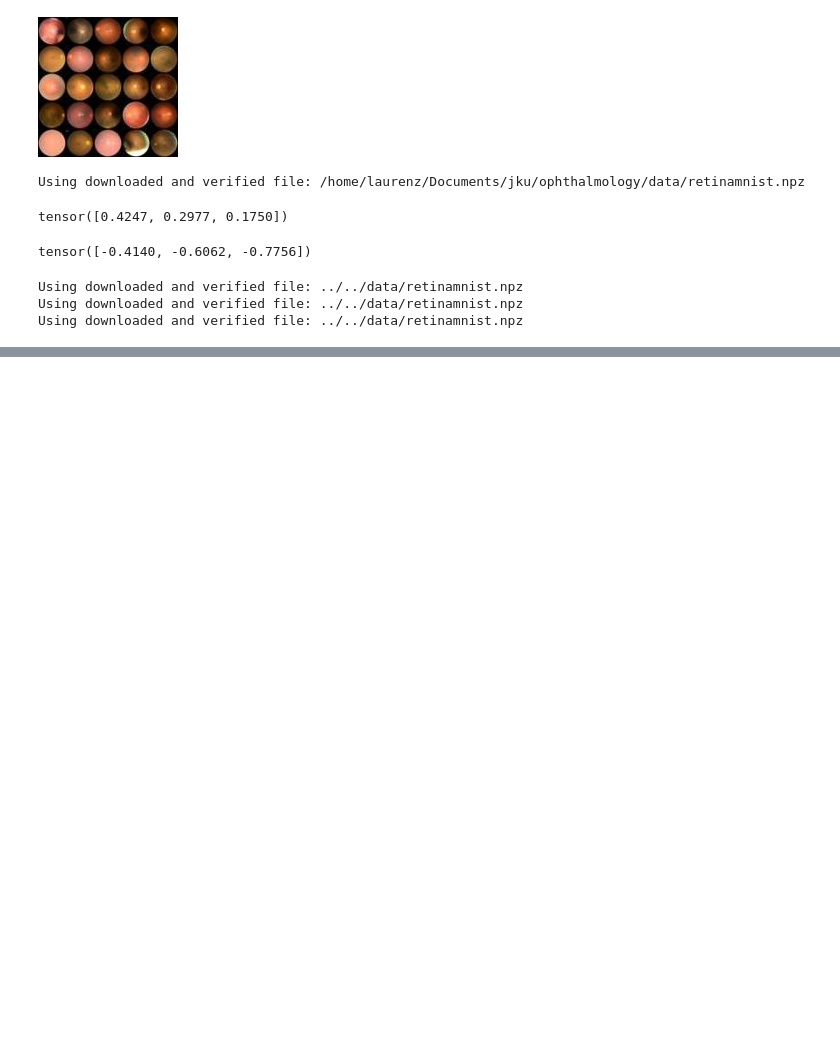
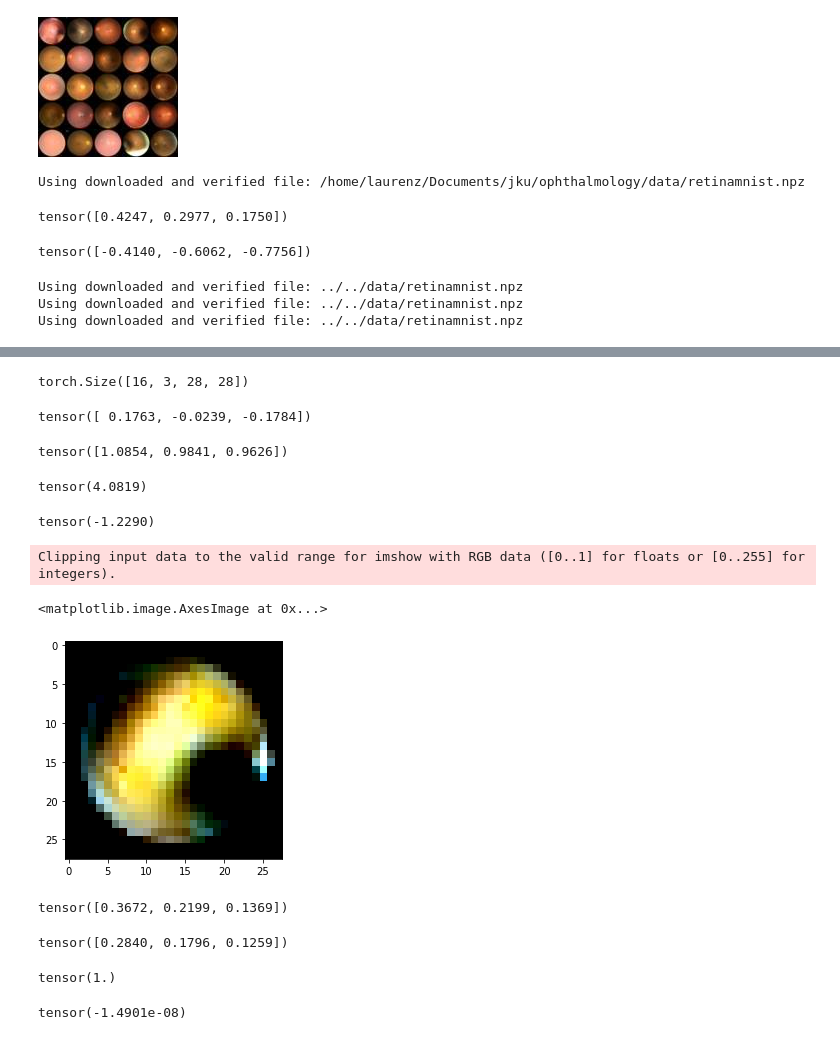
Before and after one commit to LaurenzBeck/ophthalmology, a Jupyter notebook: ophthalmology/notebooks/medmnist_exploration.ipynb, the cells around one changed output, grey strips where cells are left out. Cells and saved outputs as stored; diff of their text form; code cells hidden in the pictures; blank space fills up the shorter version.

```diff
--- a/ophthalmology/notebooks/medmnist_exploration.ipynb
+++ b/ophthalmology/notebooks/medmnist_exploration.ipynb
@@ -59,7 +68,10 @@ tensor([-0.4140, -0.6062, -0.7756])
 # %%
 module = RetinaMNIST(
     data_dir="../../data/",
-    train_transform=transforms.ToTensor(),
+    train_transform=transforms.Compose([
+        transforms.ToTensor(),
+        transforms.Normalize(mean=[0.3211, 0.2243, 0.1602], std=[0.2617, 0.1825, 0.1308])
+    ]),
 )
 # %% [output]
 Using downloaded and verified file: ../../data/retinamnist.npz
@@ -98,0 +84,26 @@ tensor([[0],
+# %%
+x.shape
+# %% [output]
+torch.Size([16, 3, 28, 28])
+# %%
+x.mean((0, 2, 3))
+# %% [output]
+tensor([ 0.1763, -0.0239, -0.1784])
+# %%
+x.std((0, 2, 3))
+# %% [output]
+tensor([1.0854, 0.9841, 0.9626])
+# %%
+torch.max(x)
+# %% [output]
+tensor(4.0819)
+# %%
+torch.min(x)
+# %% [output]
+tensor(-1.2290)
+# %%
+plt.imshow(einops.rearrange(x[0].squeeze().numpy(), "c w h -> w h c"))
+# %% [output]
+Clipping input data to the valid range for imshow with RGB data ([0..1] for floats or [0..255] for integers).
+<matplotlib.image.AxesImage at 0x...>
+[figure, added]
@@ -98,0 +112,16 @@ tensor([[0],
+# %%
+x_img.mean((0, 2, 3))
+# %% [output]
+tensor([0.3672, 0.2199, 0.1369])
+# %%
+x_img.std((0, 2, 3))
+# %% [output]
+tensor([0.2840, 0.1796, 0.1259])
+# %%
+torch.max(x_img)
+# %% [output]
+tensor(1.)
+# %%
+torch.min(x_img)
+# %% [output]
+tensor(-1.4901e-08)
```
Also changed, not shown: parts of 10 cells of this notebook, 4 other files.
